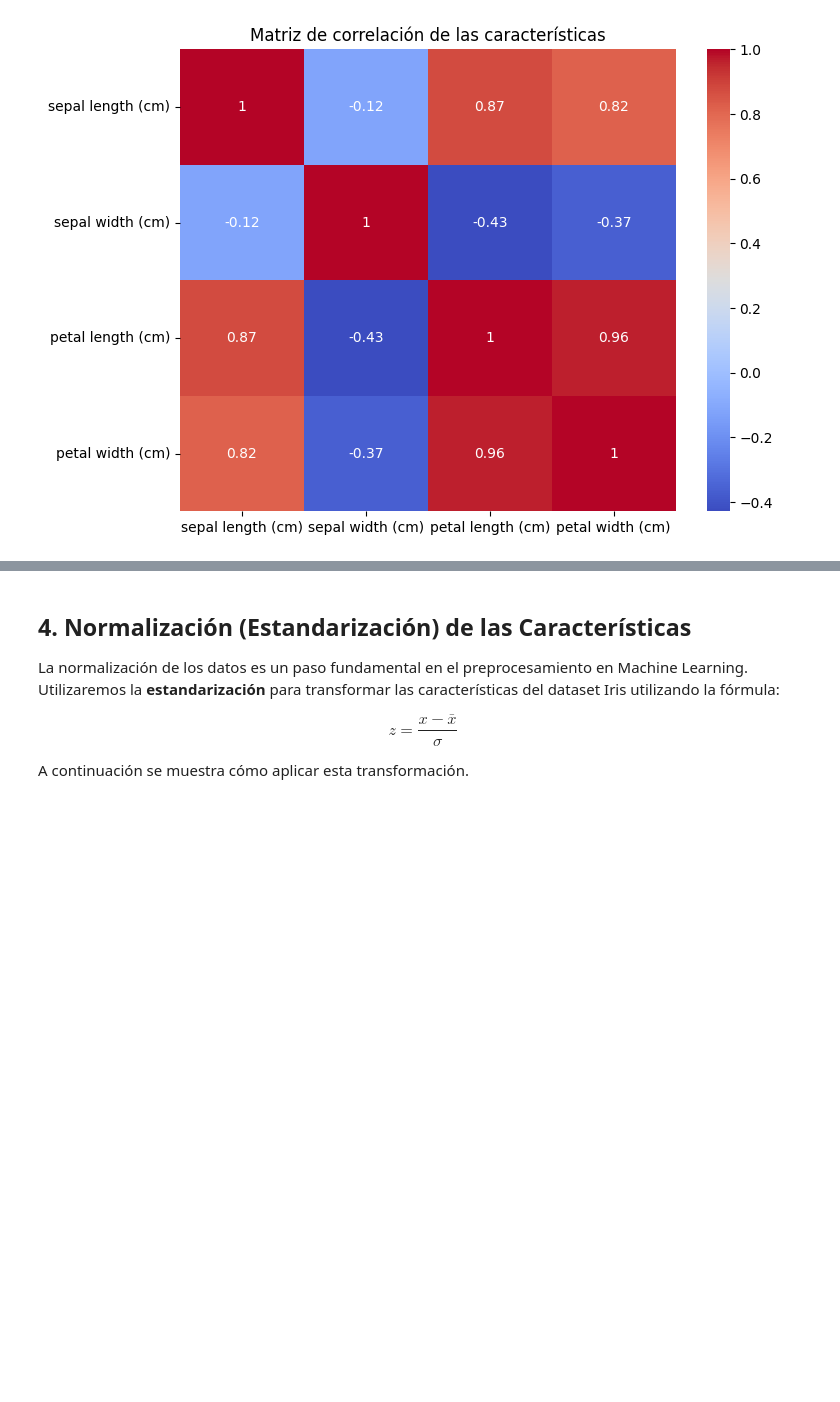
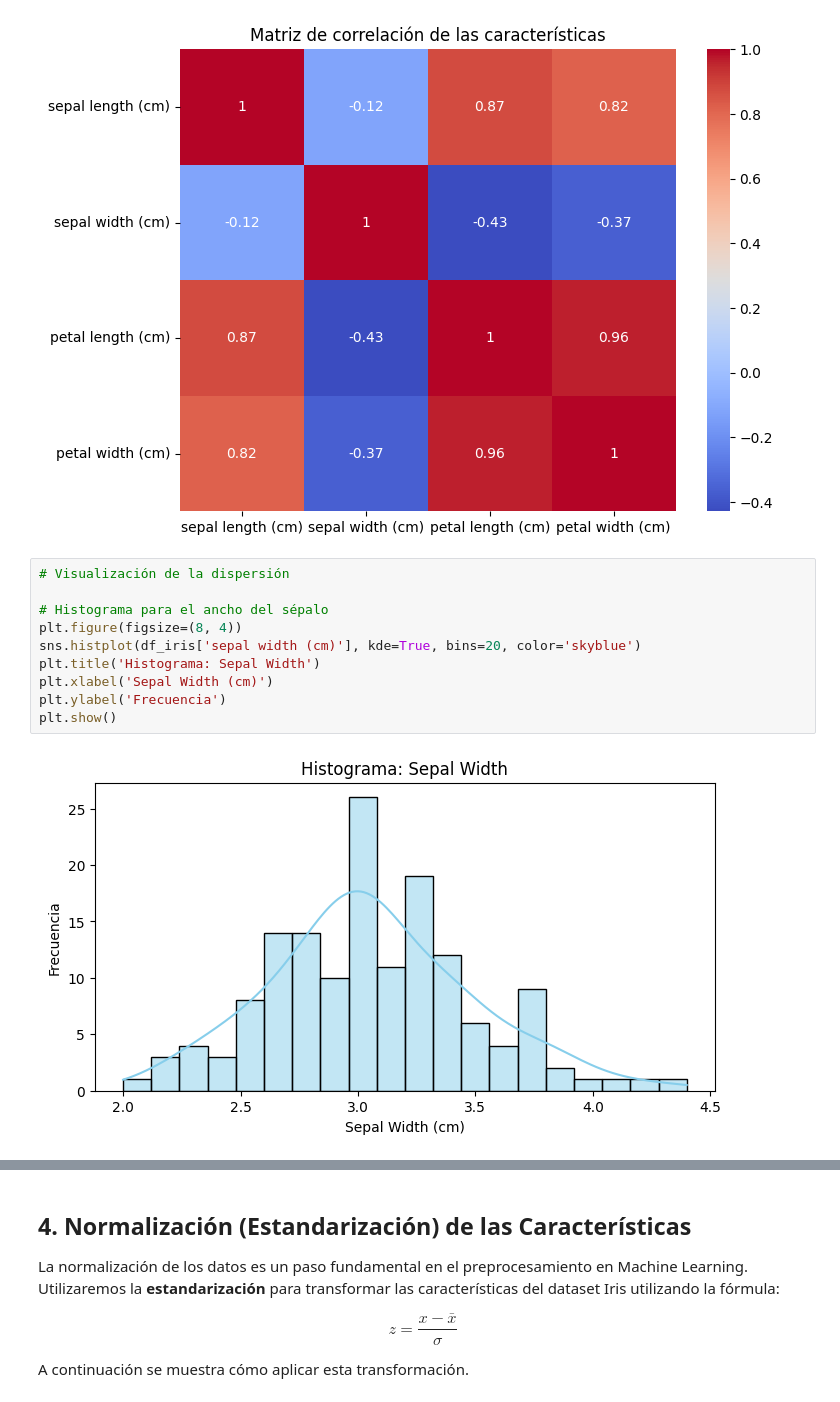
Before and after one commit to JZGlez/MCD_G2_Programacion2, a Jupyter notebook: 2. Varianza_desviacion_ml.ipynb, the cells around one changed output, grey strips where cells are left out. Saved outputs shown, nothing was run; the diff lists cells and outputs as text; blank space fills up the shorter version.

```diff
--- a/2. Varianza_desviacion_ml.ipynb
+++ b/2. Varianza_desviacion_ml.ipynb
@@ -205,3 +209,15 @@ plt.show()
 # %% [output]
 [figure]
 [figure]
+# %%
+# Visualización de la dispersión
+
+# Histograma para el ancho del sépalo
+plt.figure(figsize=(8, 4))
+sns.histplot(df_iris['sepal width (cm)'], kde=True, bins=20, color='skyblue')
+plt.title('Histograma: Sepal Width')
+plt.xlabel('Sepal Width (cm)')
+plt.ylabel('Frecuencia')
+plt.show()
+# %% [output]
+[figure, added]
```
Also changed, not shown: parts of 5 cells of this notebook.
